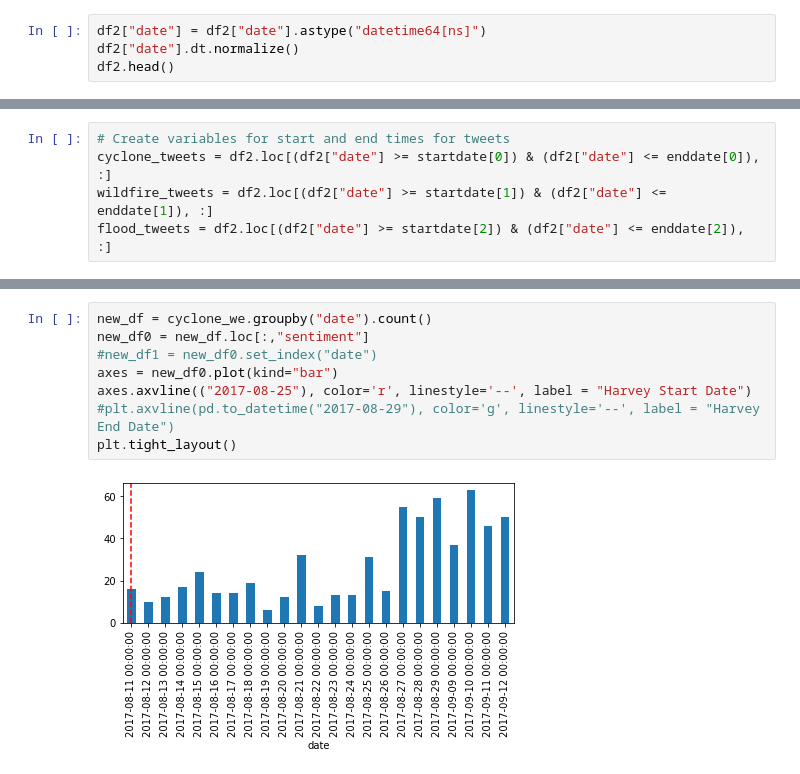
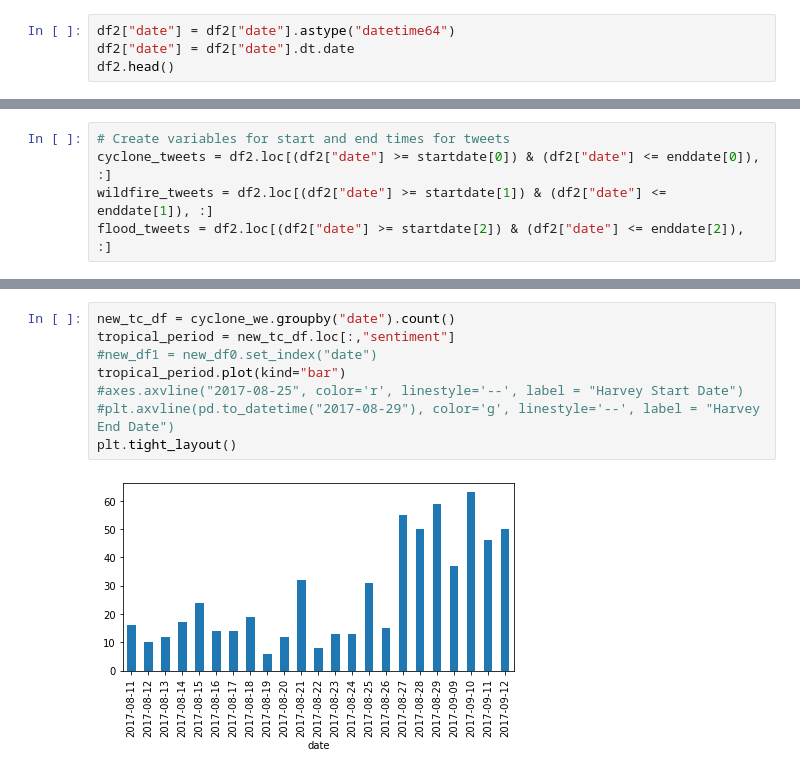
Before and after one commit to andcetera/Twitter-climate-change-sentiment, a Jupyter notebook: Individual_Contributors/us_disasters.ipynb, the cells around one changed output, grey strips where cells are left out. Saved outputs shown, nothing was run; the diff lists cells and outputs as text.

Commit message:
updated additional graphs

```diff
--- a/us_disasters.ipynb
+++ b/Individual_Contributors/us_disasters.ipynb
@@ -161,8 +161,8 @@ df2.head()
 | 3 | 11810796 | 2018-10-08 22:23:50 | 39.952330 | -75.163790 | -0.687731 | Global stance | believer | female | not aggressive | ... |
 | 4 | 13183104 | 2018-12-16 11:52:40 | 45.421106 | -75.690308 | 0.611834 | Weather Extremes | believer | male | not aggressive | ... |
 # %%
-df2["date"] = df2["date"].astype("datetime64[ns]")
-df2["date"].dt.normalize()
+df2["date"] = df2["date"].astype("datetime64")
+df2["date"] = df2["date"].dt.date
 df2.head()
 # %% [output]
 |  | Unnamed: 0 | created_at | lat | lng | sentiment | topic | stance | gender | aggressiveness | ... |
@@ -264,12 +306,12 @@ top_disasters
 | 4396 | Wildfire | Forest fire | Natural | Climatological | Camp Fire | NaN | United States of America (the) | ... |
 | 3291 | Flood | Flash flood | Natural | Hydrological | NaN | Heavy rain | United States of America (the) | ... |
 # %%
-new_df = cyclone_we.groupby("date").count()
-new_df0 = new_df.loc[:,"sentiment"]
+new_tc_df = cyclone_we.groupby("date").count()
+tropical_period = new_tc_df.loc[:,"sentiment"]
 #new_df1 = new_df0.set_index("date")
-axes = new_df0.plot(kind="bar")
-axes.axvline(("2017-08-25"), color='r', linestyle='--', label = "Harvey Start Date")
+tropical_period.plot(kind="bar")
+#axes.axvline("2017-08-25", color='r', linestyle='--', label = "Harvey Start Date")
 #plt.axvline(pd.to_datetime("2017-08-29"), color='g', linestyle='--', label = "Harvey End Date")
 plt.tight_layout()
 # %% [output]
-[figure, old version]
+[figure, new version]
```
Also changed, not shown: parts of 7 cells of this notebook.
